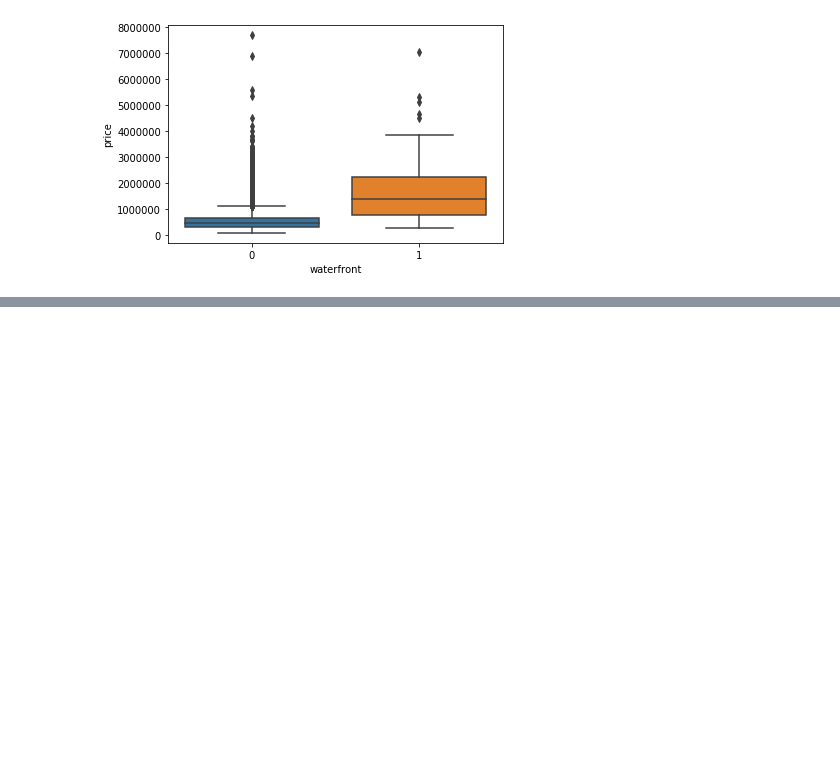
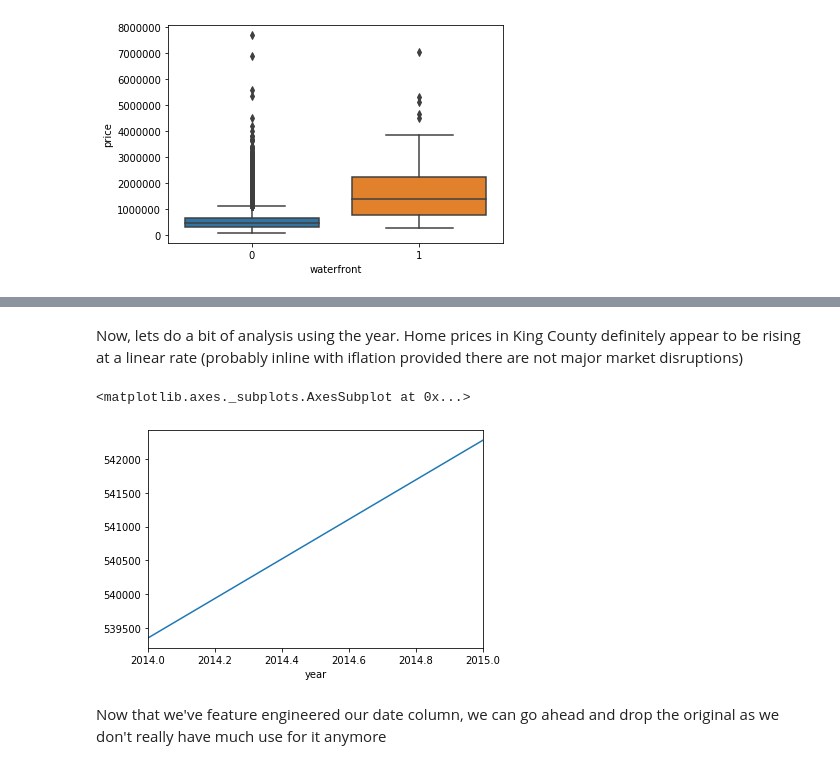
Before and after one commit to DeanPhillipsOKC/keras-notes, a Jupyter notebook: Keras_Regression_Based_Project.ipynb, the cells around one changed output, grey strips where cells are left out. Cells and saved outputs as stored; diff of their text form; code cells hidden in the pictures; blank space fills up the shorter version.

```diff
--- a/Keras_Regression_Based_Project.ipynb
+++ b/Keras_Regression_Based_Project.ipynb
@@ -228,0 +321,9 @@ sns.boxplot(x='waterfront', y='price', data=df)
+# %% [markdown]
+Now, lets do a bit of analysis using the year.  Home prices in King County definitely appear to be rising at a linear rate (probably inline with iflation provided there are not major market disruptions)
+# %%
+df.groupby('year').mean()['price'].plot()
+# %% [output]
+<matplotlib.axes._subplots.AxesSubplot at 0x...>
+[figure, added]
+# %% [markdown]
+Now that we've feature engineered our date column, we can go ahead and drop the original as we don't really have much use for it anymore
```
Also changed, not shown: parts of 30 cells of this notebook.
